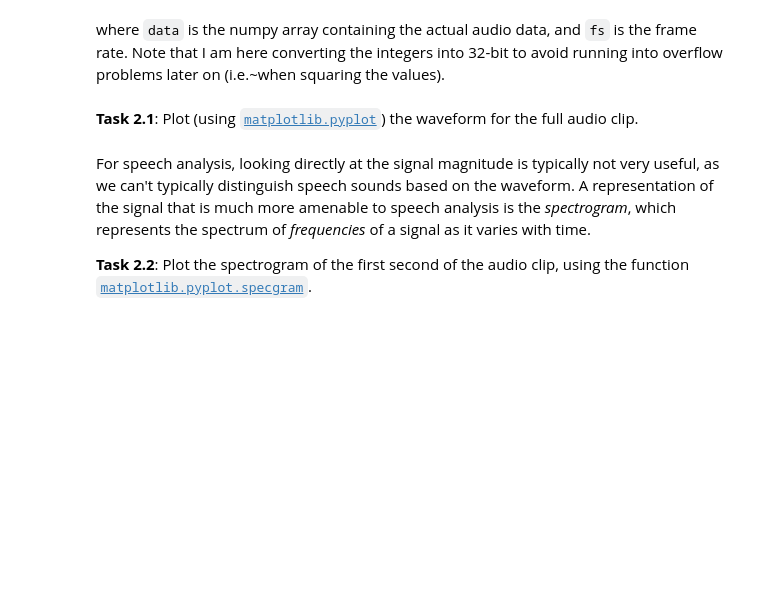
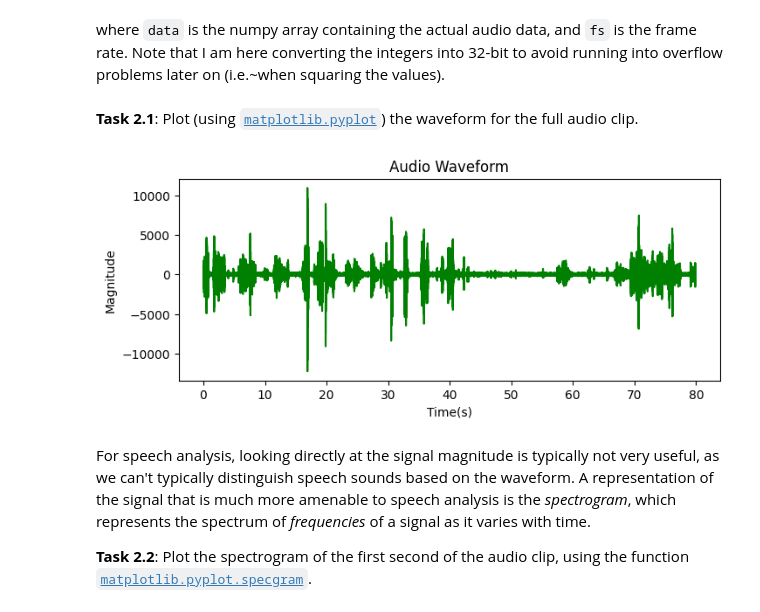
Before and after one commit to alessiasanfelici/IN4080--NLP-Exercises, a Jupyter notebook: NLP-Projects/mandatory 3/oblig3.ipynb, the cells around one changed output. Cells and saved outputs as stored; diff of their text form; code cells hidden in the pictures; blank space fills up the shorter version.

```diff
--- a/NLP-Projects/mandatory 3/oblig3.ipynb
+++ b/NLP-Projects/mandatory 3/oblig3.ipynb
@@ -282,7 +298,7 @@ A `wav` file is technically quite simple and encodes a sequence of integers, whe
 To read the audio data from a `wav` file, you can use `scipy`:
 # %%
 import scipy.io.wavfile
-fs, data = scipy.io.wavfile.read("data/excerpt.wav")
+fs, data = scipy.io.wavfile.read("excerpt.wav")
 data = data.astype(np.int32)
 # %% [markdown]
 where `data` is the numpy array containing the actual audio data, and `fs` is the frame rate. Note that I am here converting the integers into 32-bit to avoid running into overflow problems later on (i.e.~when squaring the values).
@@ -290,12 +306,14 @@ where `data` is the numpy array containing the actual audio data, and `fs` is th
 __Task 2.1__: Plot (using [`matplotlib.pyplot`](https://matplotlib.org/stable/tutorials/introductory/pyplot.html)) the waveform for the full audio clip.
 # %%
 import matplotlib.pyplot as plt
-plt.figure(figsize = (10,4))
+plt.figure(figsize = (8,3))
 plt.plot(np.linspace(0, len(data)/fs, len(data)), data, color = "g")
 plt.title("Audio Waveform")
 plt.xlabel("Time(s)")
 plt.ylabel("Magnitude")
 plt.show()
+# %% [output]
+[figure, added]
 # %% [markdown]
 For speech analysis, looking directly at the signal magnitude is typically not very useful, as we can't typically distinguish speech sounds based on the waveform. A representation of the signal that is much more amenable to speech analysis is the _spectrogram_, which represents the spectrum of _frequencies_ of a signal as it varies with time.
 
```
Also changed, not shown: parts of 8 cells of this notebook, 1 other file.
